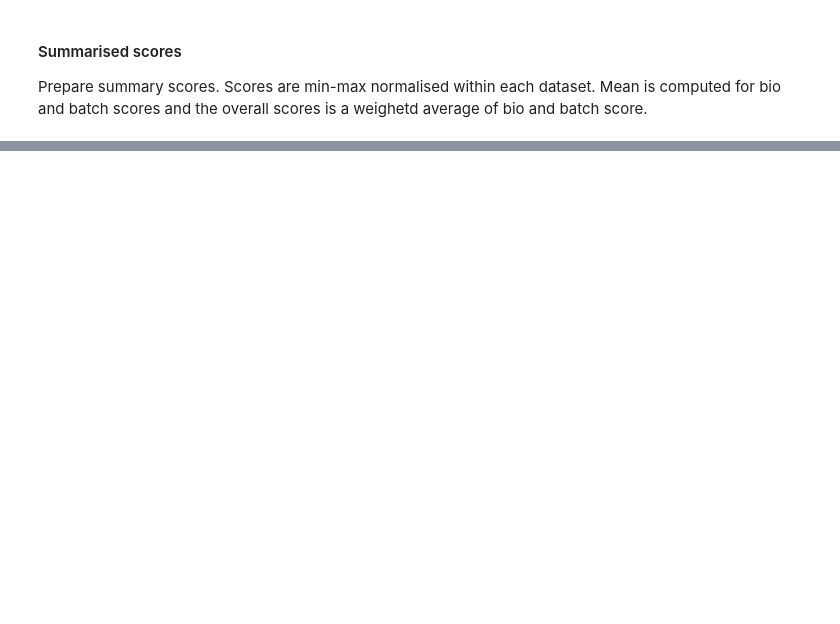
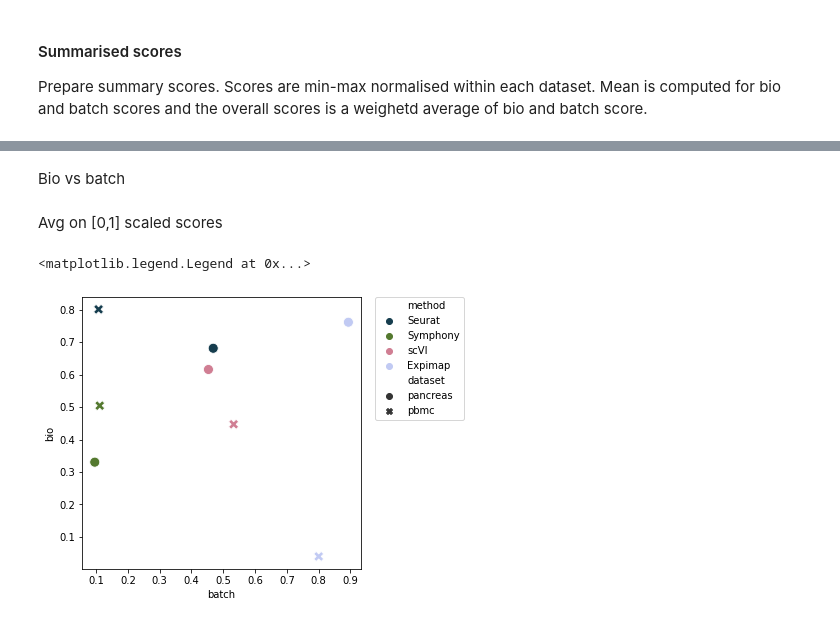
Before and after one commit to theislab/expiMap_reproducibility, a Jupyter notebook: scripts/integration_benchmarks/plot_metrics.ipynb, the cells around one changed output, grey strips where cells are left out. Drawn from its saved outputs; the diff is of its cells as text; code cells hidden in the pictures; blank space fills up the shorter version.

```diff
--- a/scripts/integration_benchmarks/plot_metrics.ipynb
+++ b/scripts/integration_benchmarks/plot_metrics.ipynb
@@ -137,0 +159,12 @@ for summary in ['bio','batch','overall']:
+# %% [markdown]
+Bio vs batch
+# %% [markdown]
+Avg on [0,1] scaled scores
+# %%
+rcParams['figure.figsize']=(5,5)
+sb.scatterplot(x='batch',y='bio',hue='method',style='dataset',s=100,
+                       data=data_norm_group,palette='cubehelix')
+plt.legend(bbox_to_anchor=(1.05, 1), loc=2, borderaxespad=0.)
+# %% [output]
+<matplotlib.legend.Legend at 0x...>
+[figure, added]
```
Also changed, not shown: parts of 8 cells of this notebook.
